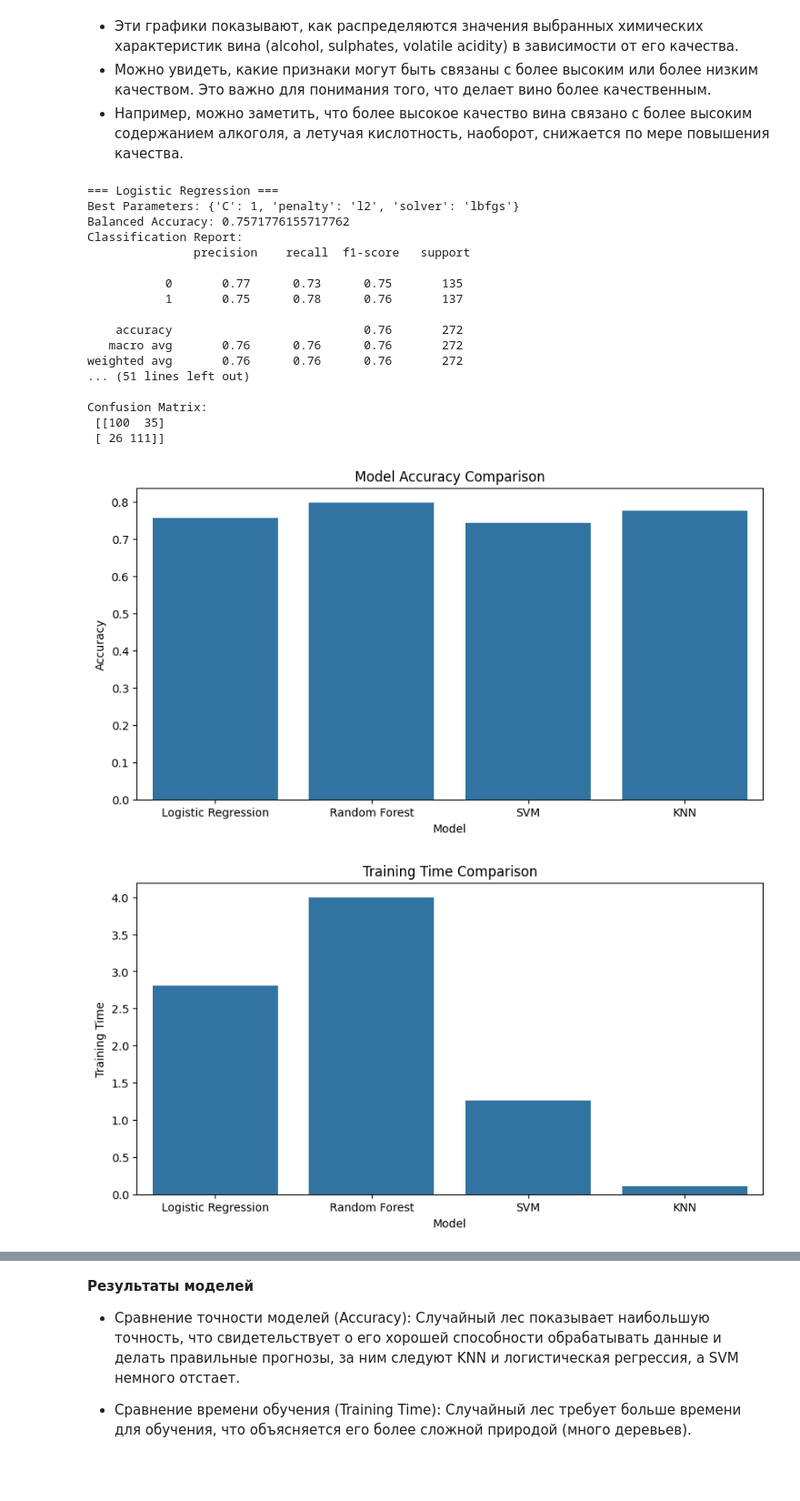
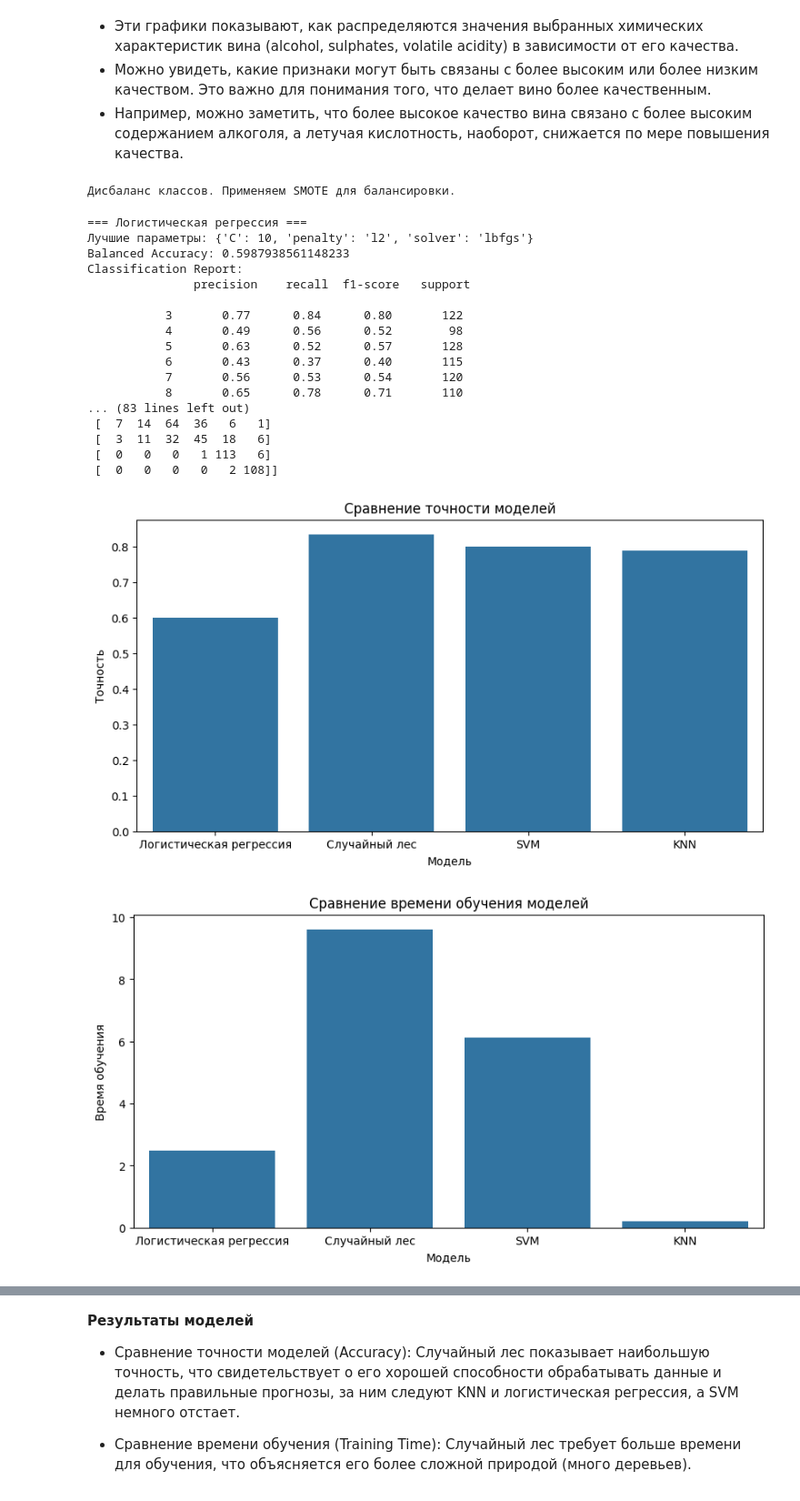
Before and after one commit to AngelinaYakubovskaya/spbu-python-course, a Jupyter notebook: project/Classification.ipynb, the cells around one changed output, grey strips where cells are left out. Shown at 91% size. Cells and saved outputs as stored; diff of their text form; code cells hidden in the pictures; blank space fills up the shorter version.

```diff
--- a/project/Classification.ipynb
+++ b/project/Classification.ipynb
@@ -183,22 +179,19 @@ import seaborn as sns
 # Удаление дубликатов
 data = data.drop_duplicates()
 
-# Преобразование целевой переменной
-data['quality_class'] = (data['quality'] >= 6).astype(int)
-
 # Удаление сильно коррелированных признаков
 correlated_features = ['free sulfur dioxide']  # Например, решили оставить только total sulfur dioxide
 data = data.drop(columns=[col for col in correlated_features if col in data.columns])
 
 # Разделение на признаки и целевую переменную
-X = data.drop(columns=['quality', 'quality_class'])
-y = data['quality_class']
+X = data.drop(columns=['quality'])
+y = data['quality']
 
 # Масштабирование данных
 scaler = StandardScaler()
 X_scaled = pd.DataFrame(scaler.fit_transform(X), columns=X.columns)
 
-# Балансировка классов (SMOTE)
+# Балансировка классов (SMOTE) — если требуется
 if y.value_counts().min() < 0.5 * y.value_counts().max():
     print("Дисбаланс классов. Применяем SMOTE для балансировки.")
     smote = SMOTE(random_state=42)
@@ -206,10 +199,12 @@ if y.value_counts().min() < 0.5 * y.value_counts().max():
 
 # Разделение на обучающую и тестовую выборки
 X_train, X_test, y_train, y_test = train_test_split(X_scaled, y, test_size=0.2, random_state=42)
+# %% [output]
+Дисбаланс классов. Применяем SMOTE для балансировки.
 # %%
 # Модели и гиперпараметры для GridSearch
 param_grids = {
-    "Logistic Regression": {
+    "Логистическая регрессия": {
         "model": LogisticRegression(),
         "params": {
             "C": [0.01, 0.1, 1, 10],
@@ -217,7 +212,7 @@ param_grids = {
             "solver": ["lbfgs"]
         }
     },
-    "Random Forest": {
+    "Случайный лес": {
         "model": RandomForestClassifier(random_state=42),
         "params": {
             "n_estimators": [50, 100, 200],
@@ -246,10 +241,10 @@ param_grids = {
 # Результаты
 best_models = {}
 model_results = {
-    "Model": [],
-    "Accuracy": [],
-    "Training Time": [],
-    "Prediction Time": []
+    "Модель": [],
+    "Точность": [],
+    "Время обучения": [],
+    "Время предсказания": []
 }
 
 # Обучение моделей и сбор метрик
@@ -268,57 +263,57 @@ for name, config in param_grids.items():
     # Оценка на тестовой выборке
     start_pred_time = time.time()
     y_pred = best_model.predict(X_test)
     prediction_time = time.time() - start_pred_time
 
     accuracy = accuracy_score(y_test, y_pred)
 
     # Сохраняем результаты
-    model_results["Model"].append(name)
-    model_results["Accuracy"].append(accuracy)
-    model_results["Training Time"].append(training_time)
-    model_results["Prediction Time"].append(prediction_time)
+    model_results["Модель"].append(name)
+    model_results["Точность"].append(accuracy)
+    model_results["Время обучения"].append(training_time)
+    model_results["Время предсказания"].append(prediction_time)
 
-    print("Best Parameters:", grid.best_params_)
+    print("Лучшие параметры:", grid.best_params_)
     print("Balanced Accuracy:", balanced_accuracy_score(y_test, y_pred))
     print("Classification Report:\n", classification_report(y_test, y_pred))
     print("Confusion Matrix:\n", confusion_matrix(y_test, y_pred))
     print()
 
 # Визуализация точности моделей
 results_df = pd.DataFrame(model_results)
 plt.figure(figsize=(10, 5))
-sns.barplot(x="Model", y="Accuracy", data=results_df)
-plt.title("Model Accuracy Comparison")
+sns.barplot(x="Модель", y="Точность", data=results_df)
+plt.title("Сравнение точности моделей")
 plt.show()
 
 # Визуализация времени обучения
 plt.figure(figsize=(10, 5))
-sns.barplot(x="Model", y="Training Time", data=results_df)
-plt.title("Training Time Comparison")
+sns.barplot(x="Модель", y="Время обучения", data=results_df)
+plt.title("Сравнение времени обучения моделей")
 plt.show()
 
 # Визуализация времени предсказания
 plt.figure(figsize=(10, 5))
-sns.barplot(x="Model", y="Prediction Time", data=results_df)
-plt.title("Prediction Time Comparison")
+sns.barplot(x="Модель", y="Время предсказания", data=results_df)
+plt.title("Сравнение времени предсказания моделей")
 plt.show()
 # %% [output]
-=== Logistic Regression ===
-Best Parameters: {'C': 1, 'penalty': 'l2', 'solver': 'lbfgs'}
-Balanced Accuracy: 0.7571776155717762
+=== Логистическая регрессия ===
+Лучшие параметры: {'C': 10, 'penalty': 'l2', 'solver': 'lbfgs'}
+Balanced Accuracy: 0.5987938561148233
 Classification Report:
                precision    recall  f1-score   support
 
-           0       0.77      0.73      0.75       135
-           1       0.75      0.78      0.76       137
-
-    accuracy                           0.76       272
-   macro avg       0.76      0.76      0.76       272
-weighted avg       0.76      0.76      0.76       272
-... (51 lines left out)
-
-Confusion Matrix:
- [[100  35]
- [ 26 111]]
+           3       0.77      0.84      0.80       122
+           4       0.49      0.56      0.52        98
+           5       0.63      0.52      0.57       128
+           6       0.43      0.37      0.40       115
+           7       0.56      0.53      0.54       120
+           8       0.65      0.78      0.71       110
+... (83 lines left out)
+ [  7  14  64  36   6   1]
+ [  3  11  32  45  18   6]
+ [  0   0   0   1 113   6]
+ [  0   0   0   0   2 108]]
-[figure, old version]
+[figure, new version]
-[figure, old version]
+[figure, new version]
```
Also changed, not shown: parts of 20 cells of this notebook.
